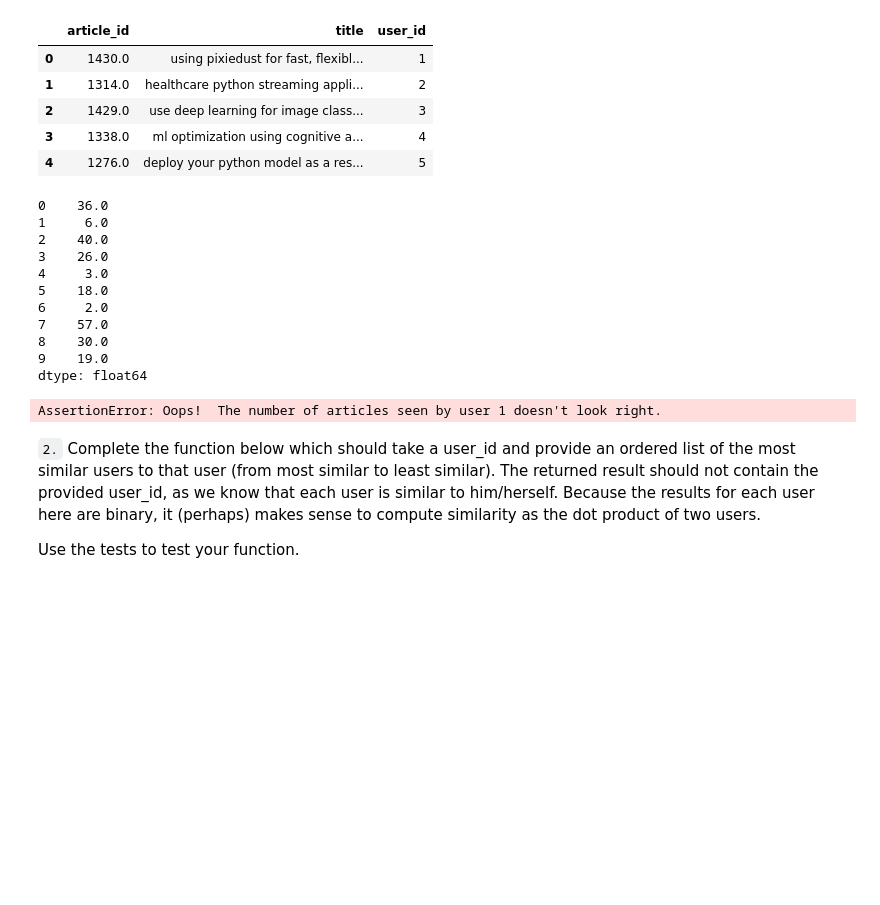
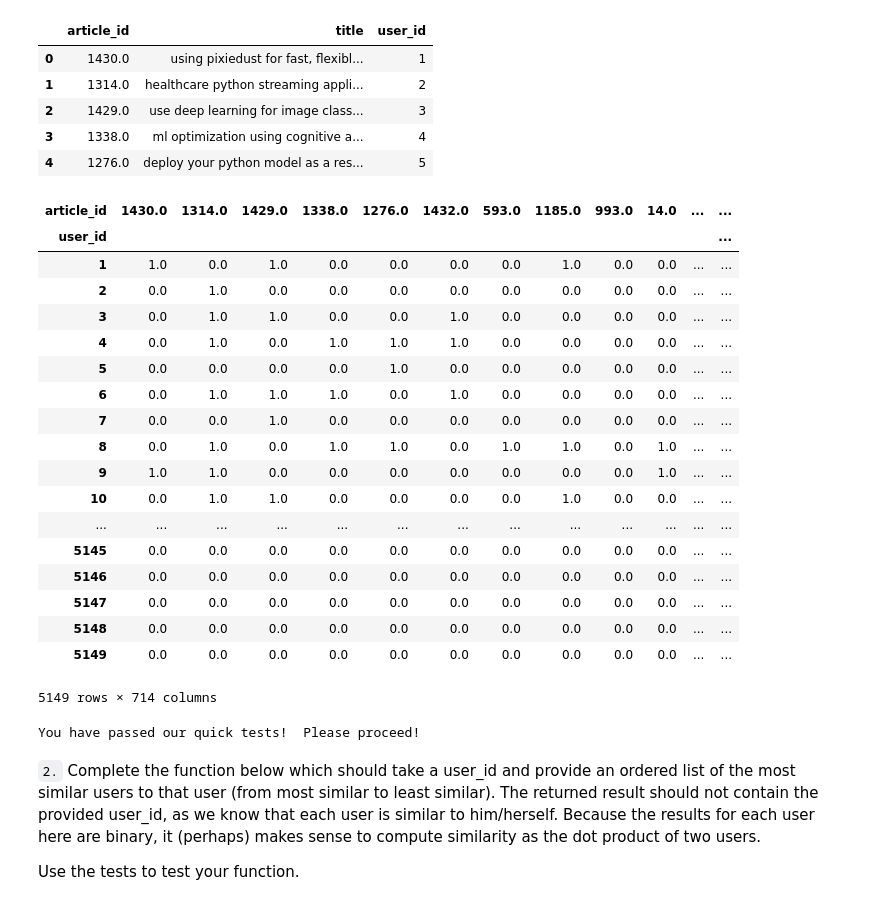
Before and after one commit to frank-a-i/recommendation-engine, a Jupyter notebook: Recommendations_with_IBM.ipynb, the cells around one changed output. Cells and saved outputs as stored; diff of their text form; code cells hidden in the pictures; blank space fills up the shorter version.

```diff
--- a/Recommendations_with_IBM.ipynb
+++ b/Recommendations_with_IBM.ipynb
@@ -294,60 +294,55 @@ df.head()
 | 4 | 1276.0 | deploy your python model as a res... | 5 |
 # %%
 # create the user-article matrix with 1's and 0's
-
 def create_user_item_matrix(dataframe):
     '''
     INPUT:
     dataframe - pandas dataframe with article_id, title, user_id columns
 
     OUTPUT:
     user_item - user item matrix
 
     Description:
     Return a matrix with user ids as rows and article ids on the columns with 1 values where a user interacted with
     an article and a 0 otherwise
     '''
 
     unique_articles = dataframe["article_id"].unique().tolist()
     unique_users = dataframe["user_id"].unique().tolist()
     user_item_matrix = np.zeros((len(unique_users), len(unique_articles)))
-    for user in dataframe["user_id"].unique():
+    for user in unique_users:
         user_articles = dataframe.loc[dataframe["user_id"] == user]["article_id"].unique().tolist()
         for article in user_articles:
+            #user_item_matrix[user-1, unique_articles.index(int(article)] = 1
             user_item_matrix[unique_users.index(user), unique_articles.index(article)] = 1
 
-
-
-
-
-    """
-
-    # Fill in the function here
-    unique_articles = dataframe["article_id"].unique().tolist()
-    n_users = dataframe["user_id"].unique().shape[0] + 1
-    n_articles = len(unique_articles)
-    user_item_matrix = np.zeros((n_users, n_articles))
-    for user in dataframe["user_id"]:
-        user_articles = dataframe.loc[dataframe["user_id"] == user]["article_id"].unique()
-        for article_id in user_articles:
-            user_item_matrix[user, unique_articles.index(article_id)] = 1
-    """
-    return user_item_matrix # return the user_item matrix
+    df_user_item = pd.DataFrame(user_item_matrix, columns=unique_articles,index=unique_users)
+    df_user_item.index.name = "user_id"
+    df_user_item.columns.name = "article_id"
+    return df_user_item # return the user_item matrix
 
 user_item = create_user_item_matrix(df)
-user_item.sum(axis=1)[:10]
+user_item
 # %% [output]
+| article_id | 1430.0 | 1314.0 | 1429.0 | 1338.0 | 1276.0 | 1432.0 | 593.0 | 1185.0 | 993.0 | 14.0 | ... | ... |
+| user_id |  |  |  |  |  |  |  |  |  |  |  | ... |
+| 1 | 1.0 | 0.0 | 1.0 | 0.0 | 0.0 | 0.0 | 0.0 | 1.0 | 0.0 | 0.0 | ... | ... |
+| 2 | 0.0 | 1.0 | 0.0 | 0.0 | 0.0 | 0.0 | 0.0 | 0.0 | 0.0 | 0.0 | ... | ... |
+| 3 | 0.0 | 1.0 | 1.0 | 0.0 | 0.0 | 1.0 | 0.0 | 0.0 | 0.0 | 0.0 | ... | ... |
+| 4 | 0.0 | 1.0 | 0.0 | 1.0 | 1.0 | 1.0 | 0.0 | 0.0 | 0.0 | 0.0 | ... | ... |
+| 5 | 0.0 | 0.0 | 0.0 | 0.0 | 1.0 | 0.0 | 0.0 | 0.0 | 0.0 | 0.0 | ... | ... |
+| 6 | 0.0 | 1.0 | 1.0 | 1.0 | 0.0 | 1.0 | 0.0 | 0.0 | 0.0 | 0.0 | ... | ... |
+| 7 | 0.0 | 0.0 | 1.0 | 0.0 | 0.0 | 0.0 | 0.0 | 0.0 | 0.0 | 0.0 | ... | ... |
+| 8 | 0.0 | 1.0 | 0.0 | 1.0 | 1.0 | 0.0 | 1.0 | 1.0 | 0.0 | 1.0 | ... | ... |
+| 9 | 1.0 | 1.0 | 0.0 | 0.0 | 0.0 | 0.0 | 0.0 | 0.0 | 0.0 | 1.0 | ... | ... |
+| 10 | 0.0 | 1.0 | 1.0 | 0.0 | 0.0 | 0.0 | 0.0 | 1.0 | 0.0 | 0.0 | ... | ... |
+| ... | ... | ... | ... | ... | ... | ... | ... | ... | ... | ... | ... | ... |
+| 5145 | 0.0 | 0.0 | 0.0 | 0.0 | 0.0 | 0.0 | 0.0 | 0.0 | 0.0 | 0.0 | ... | ... |
+| 5146 | 0.0 | 0.0 | 0.0 | 0.0 | 0.0 | 0.0 | 0.0 | 0.0 | 0.0 | 0.0 | ... | ... |
+| 5147 | 0.0 | 0.0 | 0.0 | 0.0 | 0.0 | 0.0 | 0.0 | 0.0 | 0.0 | 0.0 | ... | ... |
+| 5148 | 0.0 | 0.0 | 0.0 | 0.0 | 0.0 | 0.0 | 0.0 | 0.0 | 0.0 | 0.0 | ... | ... |
+| 5149 | 0.0 | 0.0 | 0.0 | 0.0 | 0.0 | 0.0 | 0.0 | 0.0 | 0.0 | 0.0 | ... | ... |
-0    36.0
-1     6.0
-2    40.0
-3    26.0
-4     3.0
-5    18.0
-6     2.0
-7    57.0
-8    30.0
-9    19.0
-dtype: float64
+5149 rows × 714 columns
 # %%
 ## Tests: You should just need to run this cell.  Don't change the code.
 assert user_item.shape[0] == 5149, "Oops!  The number of users in the user-article matrix doesn't look right."
@@ -355,7 +350,7 @@ assert user_item.shape[1] == 714, "Oops!  The number of articles in the user-art
 assert user_item.sum(axis=1)[1] == 36, "Oops!  The number of articles seen by user 1 doesn't look right."
 print("You have passed our quick tests!  Please proceed!")
 # %% [output]
-AssertionError: Oops!  The number of articles seen by user 1 doesn't look right.
+You have passed our quick tests!  Please proceed!
 # %% [markdown]
 `2.` Complete the function below which should take a user_id and provide an ordered list of the most similar users to that user (from most similar to least similar).  The returned result should not contain the provided user_id, as we know that each user is similar to him/herself. Because the results for each user here are binary, it (perhaps) makes sense to compute similarity as the dot product of two users.
 
```
Also changed, not shown: parts of 25 cells of this notebook.
